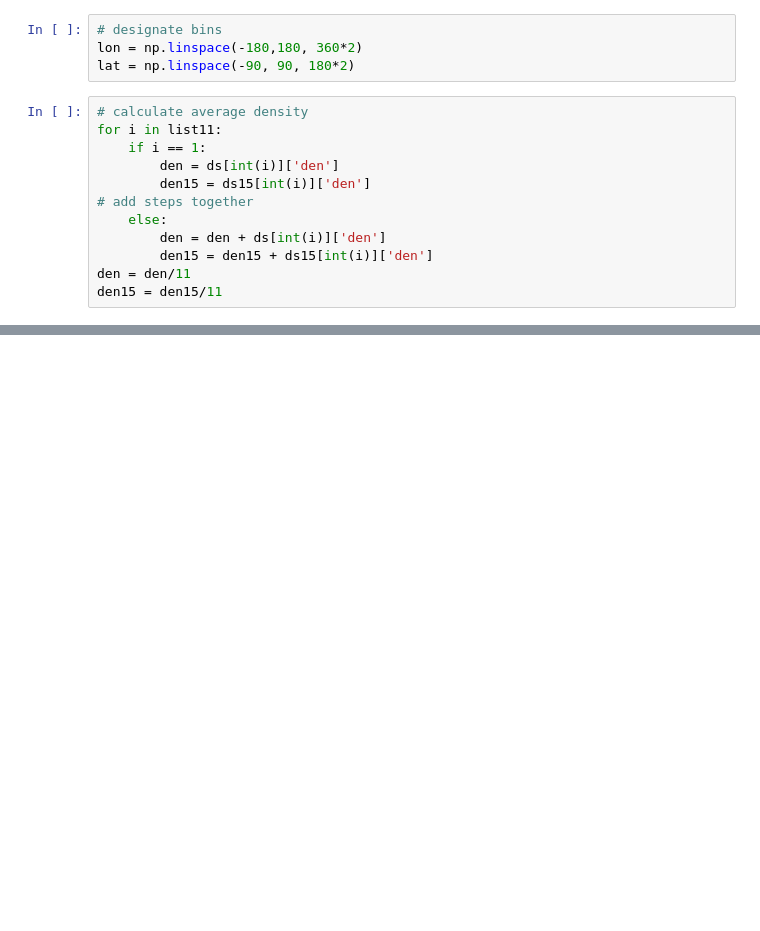
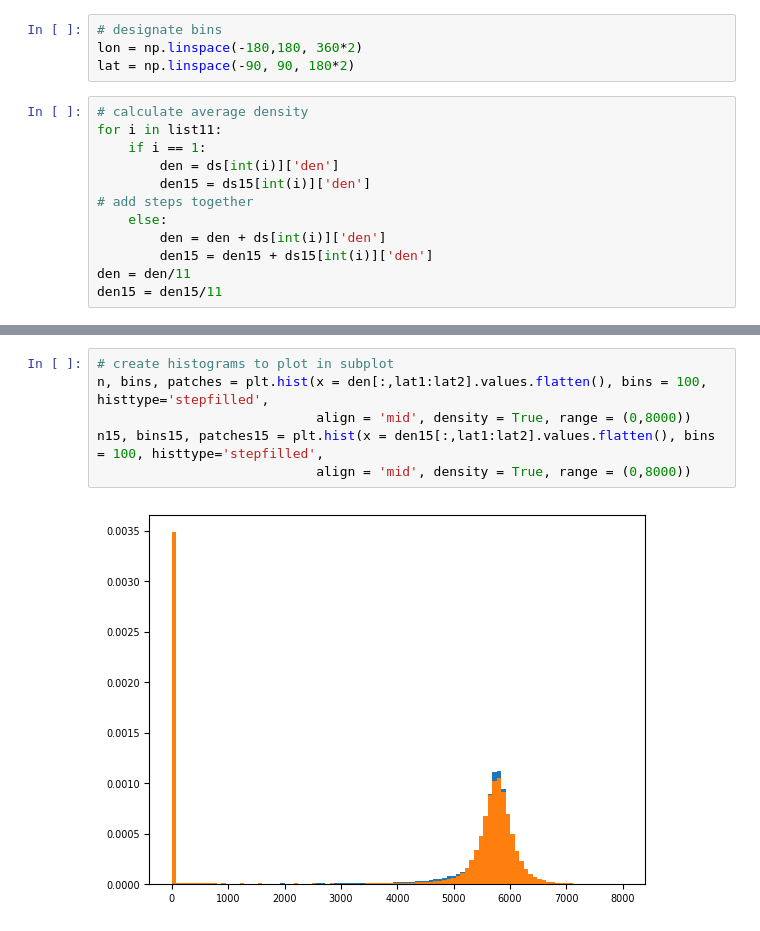
Before and after one commit to Eli8131/hycom_den_var, a Jupyter notebook: den_subplot/den_subplot.ipynb, the cells around one changed output, grey strips where cells are left out. Saved outputs shown, nothing was run; the diff lists cells and outputs as text; blank space fills up the shorter version.

```diff
--- a/den_subplot/den_subplot.ipynb
+++ b/den_subplot/den_subplot.ipynb
@@ -46 +69,9 @@ cmap = colors.LinearSegmentedColormap.from_list('Custom cmap', cmaplist, cmap.N)
+# %%
+# create histograms to plot in subplot
+n, bins, patches = plt.hist(x = den[:,lat1:lat2].values.flatten(), bins = 100, histtype='stepfilled',
+                            align = 'mid', density = True, range = (0,8000))
+n15, bins15, patches15 = plt.hist(x = den15[:,lat1:lat2].values.flatten(), bins = 100, histtype='stepfilled',
+                            align = 'mid', density = True, range = (0,8000))
+# %% [output]
+[figure, added]
 # %%
```
Also changed, not shown: parts of 8 cells of this notebook, 4 other files.
